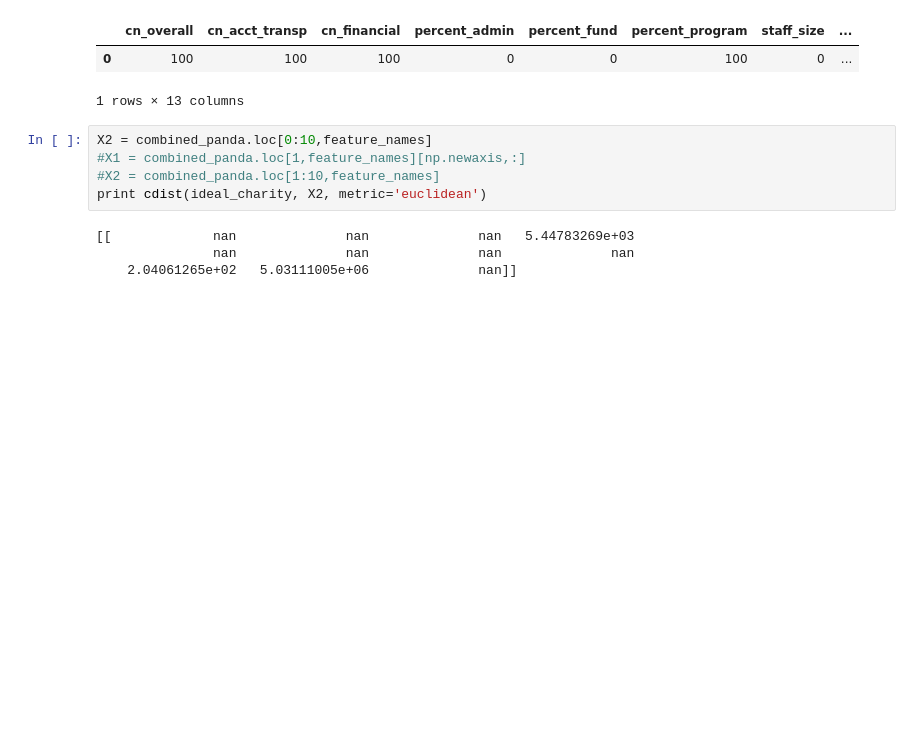
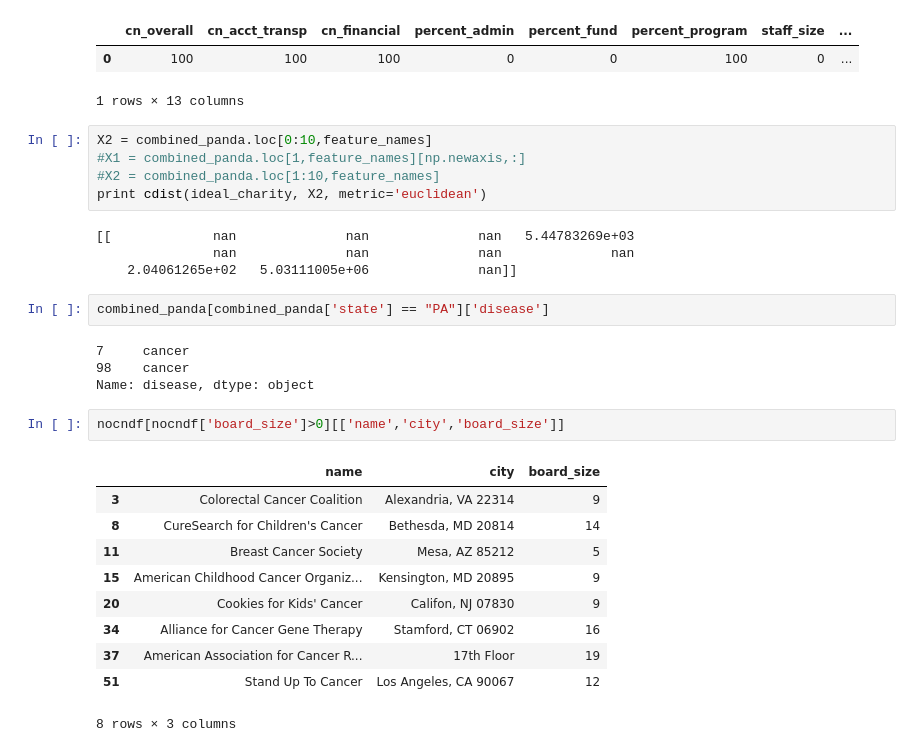
Before and after one commit to kdsimmons/InsightProject, a Jupyter notebook: make_graphs.ipynb, the cells around one changed output. Cells and saved outputs as stored; diff of their text form; blank space fills up the shorter version.

```diff
--- a/make_graphs.ipynb
+++ b/make_graphs.ipynb
@@ -351,3 +364,22 @@ print cdist(ideal_charity, X2, metric='euclidean')
 [[             nan              nan              nan   5.44783269e+03
                nan              nan              nan              nan
     2.04061265e+02   5.03111005e+06              nan]]
+# %%
+combined_panda[combined_panda['state'] == "PA"]['disease']
+# %% [output]
+7     cancer
+98    cancer
+Name: disease, dtype: object
+# %%
+nocndf[nocndf['board_size']>0][['name','city','board_size']]
+# %% [output]
+|  | name | city | board_size |
+| 3 | Colorectal Cancer Coalition | Alexandria, VA 22314 | 9 |
+| 8 | CureSearch for Children's Cancer | Bethesda, MD 20814 | 14 |
+| 11 | Breast Cancer Society | Mesa, AZ 85212 | 5 |
+| 15 | American Childhood Cancer Organiz... | Kensington, MD 20895 | 9 |
+| 20 | Cookies for Kids' Cancer | Califon, NJ 07830 | 9 |
+| 34 | Alliance for Cancer Gene Therapy | Stamford, CT 06902 | 16 |
+| 37 | American Association for Cancer R... | 17th Floor | 19 |
+| 51 | Stand Up To Cancer | Los Angeles, CA 90067 | 12 |
+8 rows × 3 columns
```
Also changed, not shown: parts of 10 cells of this notebook, 9 other files.
